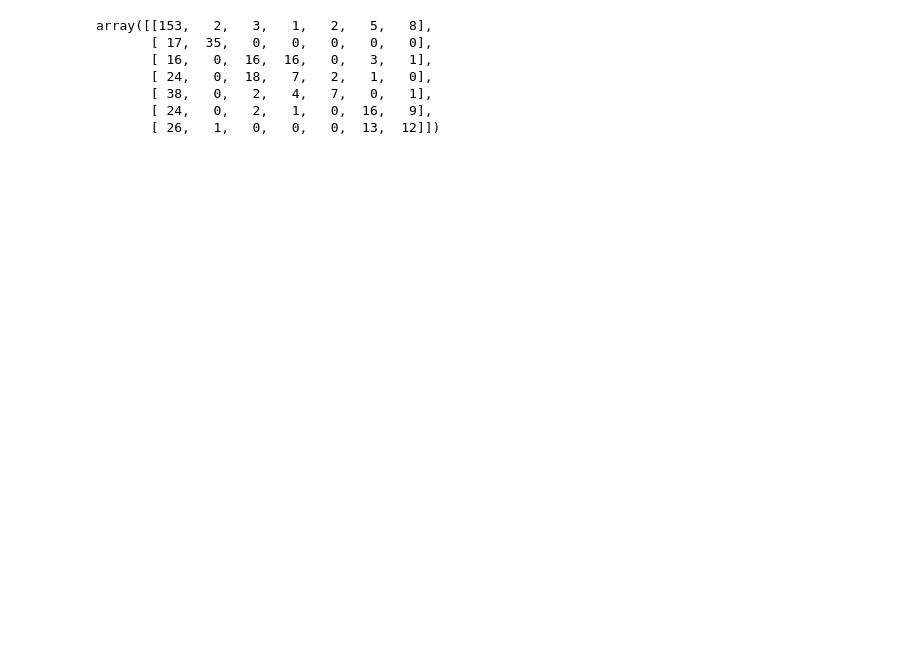
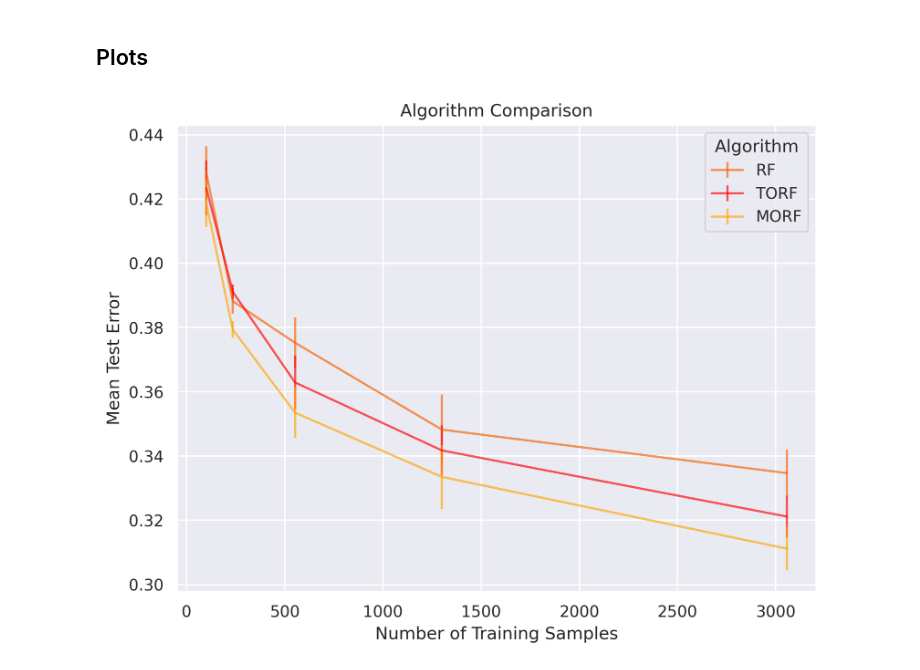
Before and after one commit to neurodata/SPORF, a Jupyter notebook: Python/experiment/kaggle_eeg/4-rp-examine_results.ipynb, the cells around one changed output. Saved outputs shown, nothing was run; the diff lists cells and outputs as text; code cells hidden in the pictures; blank space fills up the shorter version.

Commit message:
timeseries experiments

```diff
--- a/Python/experiment/kaggle_eeg/4-rp-examine_results.ipynb
+++ b/Python/experiment/kaggle_eeg/4-rp-examine_results.ipynb
@@ -32,10 +41,40 @@ array([[467,   6,   6,   3,   5,   7,  28],
-# %%
-confusion_matrix(true1, n1)
-# %% [output]
-array([[153,   2,   3,   1,   2,   5,   8],
-       [ 17,  35,   0,   0,   0,   0,   0],
-       [ 16,   0,  16,  16,   0,   3,   1],
-       [ 24,   0,  18,   7,   2,   1,   0],
-       [ 38,   0,   2,   4,   7,   0,   1],
-       [ 24,   0,   2,   1,   0,  16,   9],
-       [ 26,   1,   0,   0,   0,  13,  12]])
+# %% [markdown]
+## Plots
+# %%
+## Colors
+names = {"RF":"#f86000", "TORF":"red", "MORF": "orange"}
+# %%
+dat = pd.read_csv(f"EEG_classifier_results_{TAG}_{timestamp}.csv")
+
+d1 = pd.DataFrame(columns = ['classifier', 'n', 'Lhat', 'se', 'color'])
+
+k = 0
+for ni in np.unique(dat['n']):
+    for cl in np.unique(dat['classifier']):
+
+        tmp = dat[np.logical_and(dat['classifier'] == cl,dat['n'] == ni)][['n', 'Lhat']]
+
+        se = stats.sem(tmp['Lhat'])
+
+        list(tmp.mean())
+        d1.loc[k] = [cl] + list(tmp.mean()) + [se] + [names[cl]]
+        k += 1
+
+
+sns.set(style="darkgrid", rc={'figure.figsize':[12,8], 'figure.dpi': 300})
+fig, ax = plt.subplots(figsize = (8,6))
+
+for key in names.keys():
+    grp = d1[d1['classifier'] == key]
+    ax = grp.plot(ax=ax, kind='line', x='n', y='Lhat', label=key, \
+            c = names[key], yerr='se', alpha =0.65)
+    #ax.set_yscale('log')
+
+plt.legend(loc='best',title='Algorithm')
+plt.title('Algorithm Comparison')
+plt.ylabel('Mean Test Error')
+plt.xlabel('Number of Training Samples')
+#plt.savefig('./s-rerf_impulse_experiment.pdf',dpi=300,format='pdf')
+plt.show()
+# %% [output]
+[figure, added]
```
Also changed, not shown: parts of 7 cells of this notebook, 11 other files.
